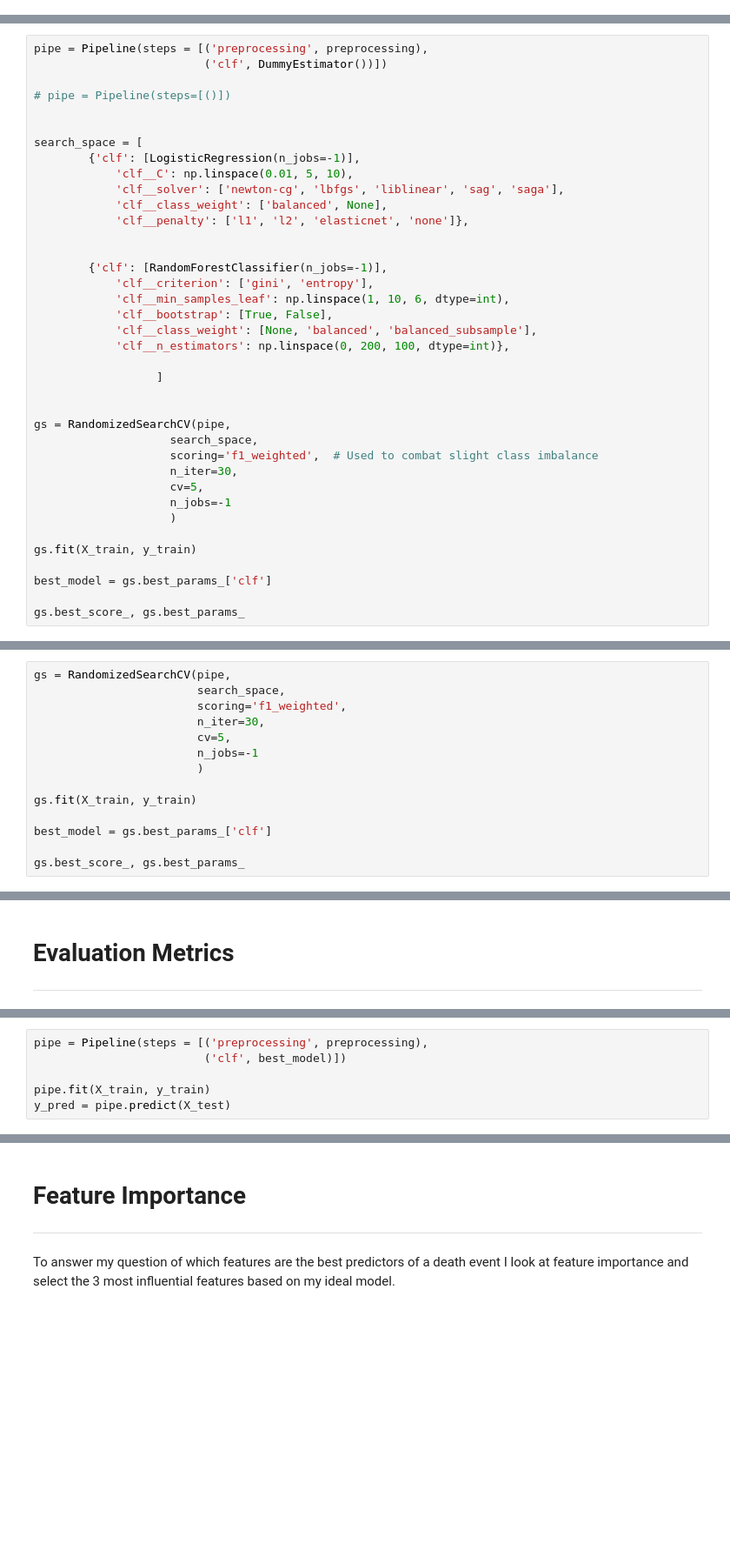
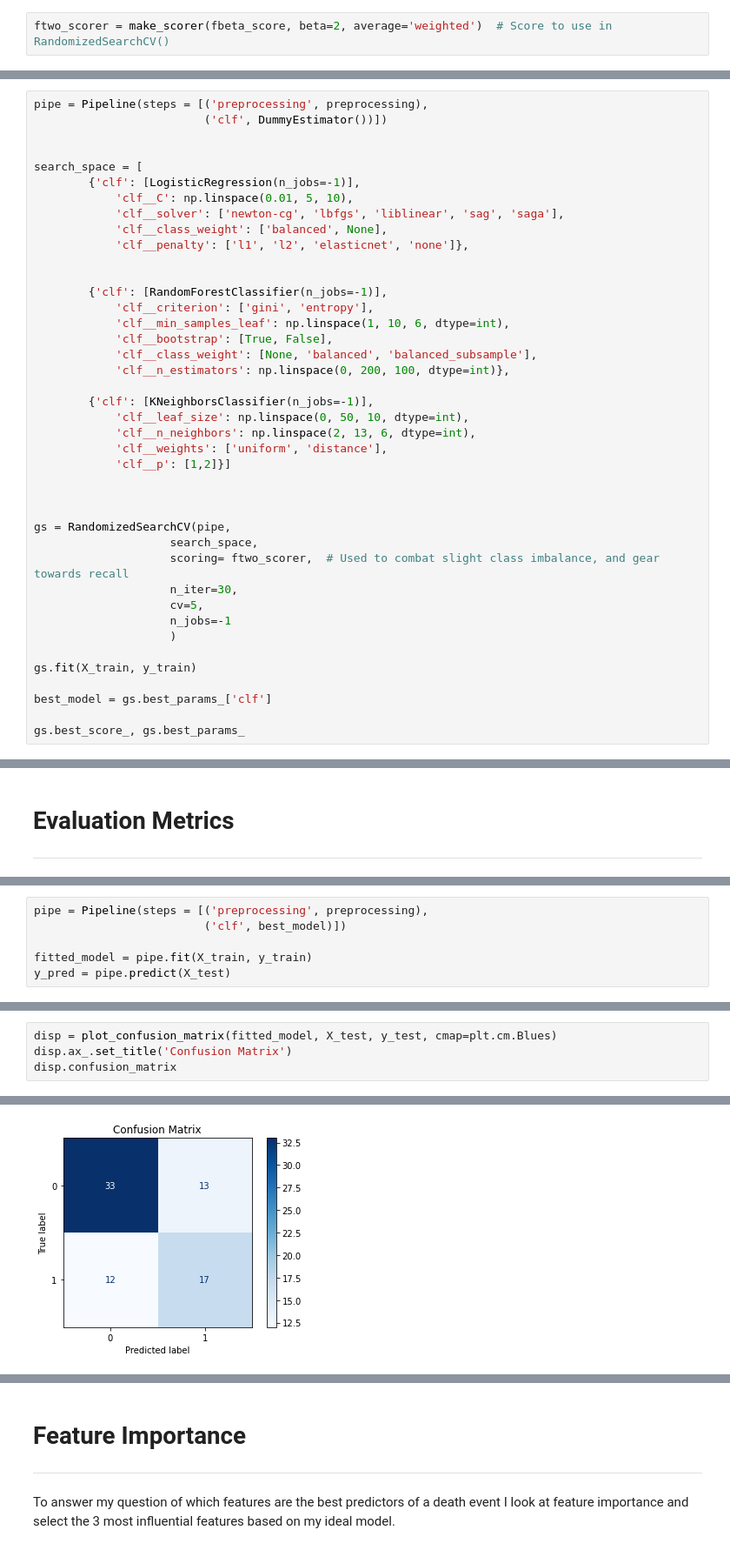
Before and after one commit to kyledbrooks/msds699-finalproject, a Jupyter notebook: final-project-notebook.ipynb, the cells around one changed output, grey strips where cells are left out. Shown: that part at 87% size. Saved outputs shown, nothing was run; the diff lists cells and outputs as text; blank space fills up the shorter version.

```diff
--- a/final-project-notebook.ipynb
+++ b/final-project-notebook.ipynb
@@ -178,3 +193,5 @@ The three algorithms I chose to compare were:
+# %%
+ftwo_scorer = make_scorer(fbeta_score, beta=2, average='weighted')  # Score to use in RandomizedSearchCV()
 # %%
 class DummyEstimator(BaseEstimator):
     "Pass through class, methods are present but do nothing."
@@ -194,8 +202,6 @@ For the comments on importance of hyperparameters see markdown cell under Algori
 # %%
 pipe = Pipeline(steps = [('preprocessing', preprocessing),
                          ('clf', DummyEstimator())])
-
-# pipe = Pipeline(steps=[()])
 
 
 search_space = [
@@ -213,12 +219,17 @@ search_space = [
             'clf__class_weight': [None, 'balanced', 'balanced_subsample'],
             'clf__n_estimators': np.linspace(0, 200, 100, dtype=int)},
 
-                  ]
+        {'clf': [KNeighborsClassifier(n_jobs=-1)],
+            'clf__leaf_size': np.linspace(0, 50, 10, dtype=int),
+            'clf__n_neighbors': np.linspace(2, 13, 6, dtype=int),
+            'clf__weights': ['uniform', 'distance'],
+            'clf__p': [1,2]}]
+
 
 
 gs = RandomizedSearchCV(pipe,
                     search_space,
-                    scoring='f1_weighted',  # Used to combat slight class imbalance
+                    scoring= ftwo_scorer,  # Used to combat slight class imbalance, and gear towards recall
                     n_iter=30,
                     cv=5,
                     n_jobs=-1
@@ -241,16 +253,2 @@ gs.best_score_, gs.best_params_
 # %% [markdown]
 As one can see the best model based on the cross validation and randomized search across algorithms and their hyperparameters is a RandomForestClassifier. To see the ideal parameters of the other models, one could comment out the other algorithms in the search_space.
-# %%
-gs = RandomizedSearchCV(pipe,
-                        search_space,
-                        scoring='f1_weighted',
-                        n_iter=30,
-                        cv=5,
-                        n_jobs=-1
-                        )
-
-gs.fit(X_train, y_train)
-
-best_model = gs.best_params_['clf']
-
-gs.best_score_, gs.best_params_
@@ -272,6 +261,6 @@ Now that I have my ideal model based on automated hyperparameter search and mode
 pipe = Pipeline(steps = [('preprocessing', preprocessing),
                          ('clf', best_model)])
 
-pipe.fit(X_train, y_train)
+fitted_model = pipe.fit(X_train, y_train)
 y_pred = pipe.predict(X_test)
 # %%
@@ -309,0 +278,5 @@ Recall: $$
+# %%
+disp = plot_confusion_matrix(fitted_model, X_test, y_test, cmap=plt.cm.Blues)
+disp.ax_.set_title('Confusion Matrix')
+disp.confusion_matrix
+# %% [output]
@@ -309,0 +285 @@ Recall: $$
+[figure, added]
```
Also changed, not shown: parts of 54 cells of this notebook.
